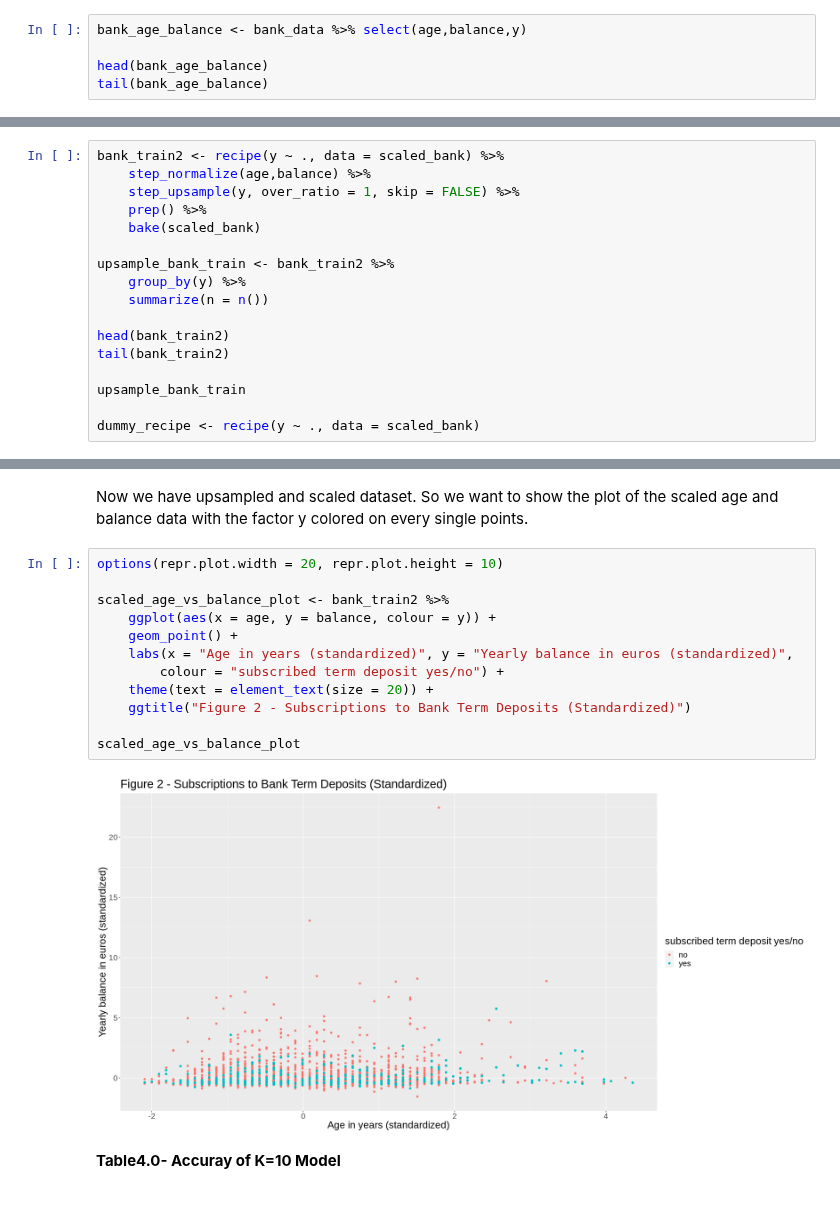
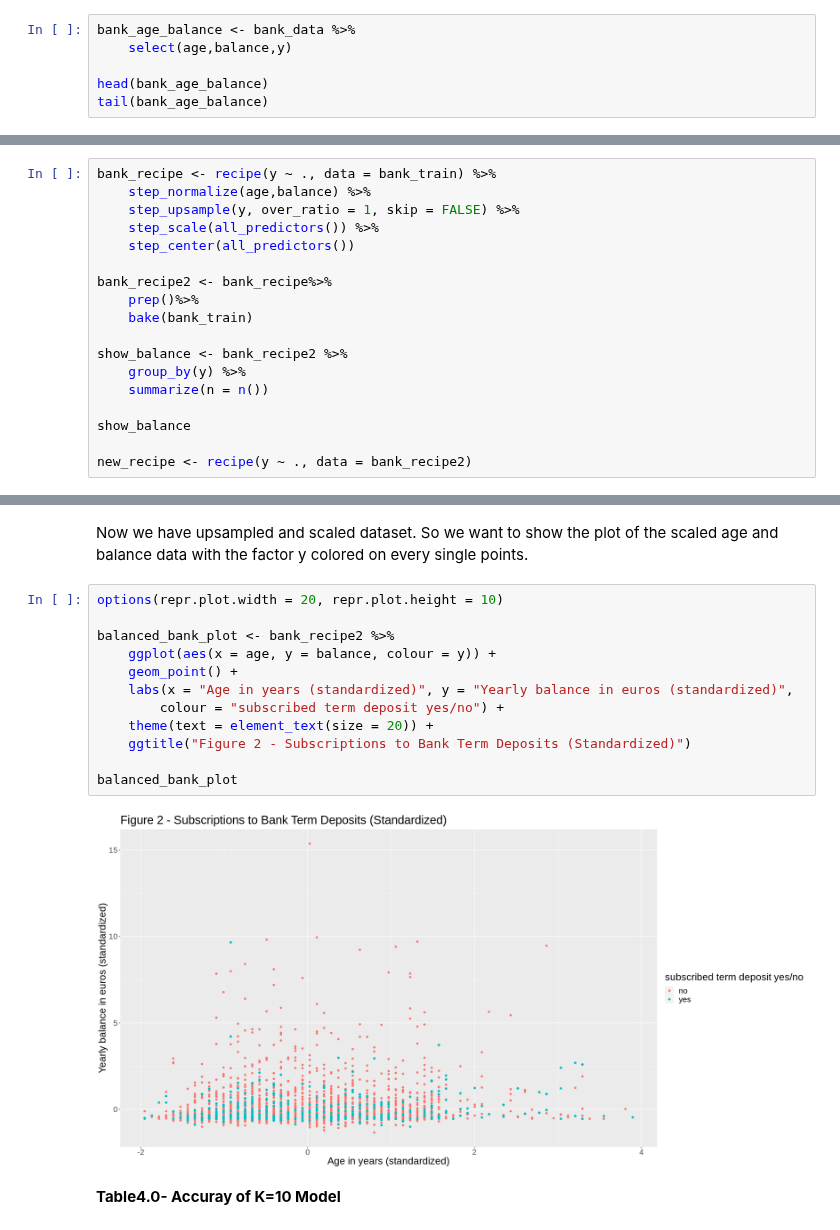
Before and after one commit to Kyungmin725/group34, a Jupyter notebook: group-project34.ipynb, the cells around one changed output, grey strips where cells are left out. Drawn from its saved outputs; the diff is of its cells as text.

```diff
--- a/group-project34.ipynb
+++ b/group-project34.ipynb
@@ -97,7 +97,8 @@ A tibble: 6 × 17
 
 We want to see some data of bank_age_balance. So we print the head and tail.
 # %%
-bank_age_balance <- bank_data %>% select(age,balance,y)
+bank_age_balance <- bank_data %>%
+    select(age,balance,y)
 
 head(bank_age_balance)
 tail(bank_age_balance)
@@ -228,19 +162,20 @@ Second, we are upsampling of y for balancing the data. In order to do this, we w
 # %%
-bank_train2 <- recipe(y ~ ., data = scaled_bank) %>%
+bank_recipe <- recipe(y ~ ., data = bank_train) %>%
     step_normalize(age,balance) %>%
     step_upsample(y, over_ratio = 1, skip = FALSE) %>%
-    prep() %>%
-    bake(scaled_bank)
+    step_scale(all_predictors()) %>%
+    step_center(all_predictors())
 
-upsample_bank_train <- bank_train2 %>%
+bank_recipe2 <- bank_recipe%>%
+    prep()%>%
+    bake(bank_train)
+
+show_balance <- bank_recipe2 %>%
     group_by(y) %>%
     summarize(n = n())
 
-head(bank_train2)
-tail(bank_train2)
+show_balance
 
-upsample_bank_train
-
-dummy_recipe <- recipe(y ~ ., data = scaled_bank)
+new_recipe <- recipe(y ~ ., data = bank_recipe2)
 # %% [output]
 `summarise()` ungrouping output (override with `.groups` argument)
@@ -272,17 +189,17 @@ Now we have upsampled and scaled dataset. So we want to show the plot of the sca
 # %%
 options(repr.plot.width = 20, repr.plot.height = 10)
 
-scaled_age_vs_balance_plot <- bank_train2 %>%
+balanced_bank_plot <- bank_recipe2 %>%
     ggplot(aes(x = age, y = balance, colour = y)) +
     geom_point() +
     labs(x = "Age in years (standardized)", y = "Yearly balance in euros (standardized)",
         colour = "subscribed term deposit yes/no") +
     theme(text = element_text(size = 20)) +
     ggtitle("Figure 2 - Subscriptions to Bank Term Deposits (Standardized)")
 
-scaled_age_vs_balance_plot
+balanced_bank_plot
 # %% [output]
-[figure, old version]
+[figure, new version]
 # %% [markdown]
 **Table4.0- Accuray of K=10 Model**
 # %% [markdown]
```
Also changed, not shown: parts of 19 cells of this notebook.
